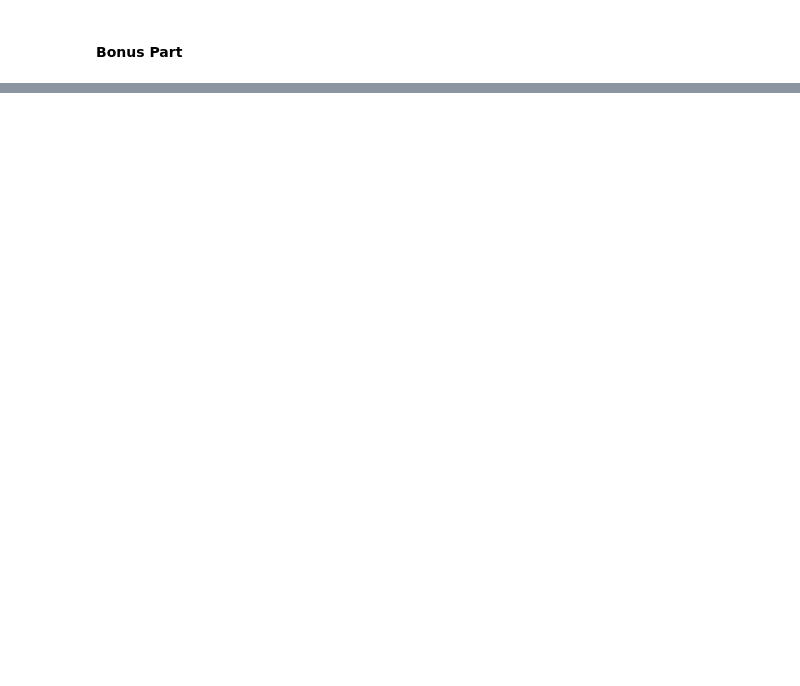
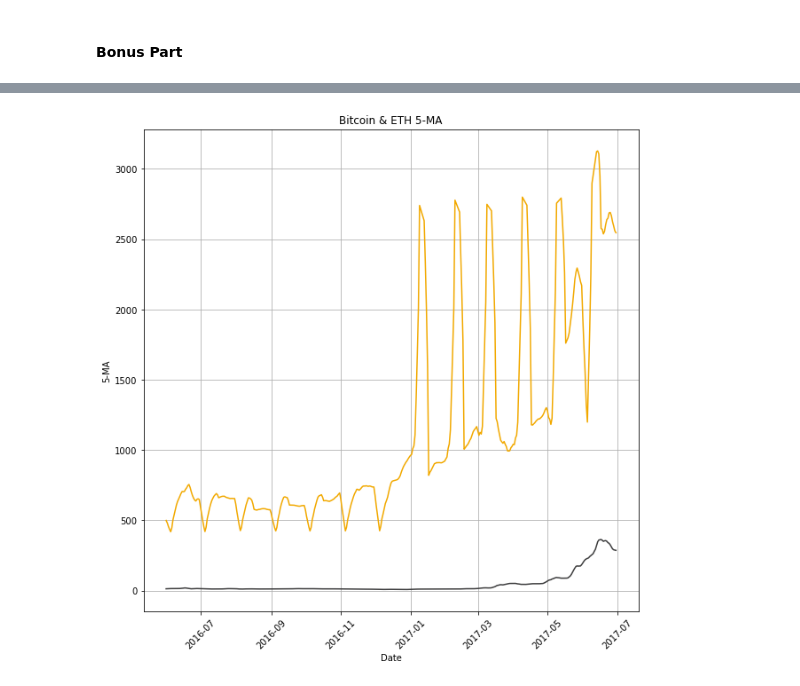
Before and after one commit to super-corini/programmers_kdt_II, a Jupyter notebook: 5. Day5 mission.ipynb, the cells around one changed output, grey strips where cells are left out. Saved outputs shown, nothing was run; the diff lists cells and outputs as text; code cells hidden in the pictures; blank space fills up the shorter version.

```diff
--- a/5. Day5 mission.ipynb
+++ b/5. Day5 mission.ipynb
@@ -124,2 +116,19 @@ plt.show()
 # %% [markdown]
 #### Bonus Part
+# %%
+e_df = pd.read_csv('./archive/ETH_day.csv')
+
+#date 정렬
+e_df.sort_values(by=['Date'],inplace=True)
+
+#datetime 변환
+e_df['Date'] = pd.to_datetime(e_df['Date'],format='%Y-%m-%d')
+
+# 5일 주가 이동평균
+e_df['5-MA'] = e_df['Open'].rolling(window=5).mean()
+
+# date 범위
+condition = (e_df['Date'] >= "2016-06-01") & (e_df['Date'] <= "2017-06-30")
+new_edf = e_df[condition].dropna(axis=0)
+
+new_edf
@@ -125,0 +149,17 @@ plt.show()
+# %%
+plt.figure(figsize = (10,10))
+
+plt.grid()
+
+plt.plot(new_df['Date'],new_df['5-MA'],color = '#f2a900')
+plt.plot(new_edf['Date'],new_edf['5-MA'],color = '#3c3c3d')
+
+plt.title('Bitcoin & ETH 5-MA')
+plt.xlabel('Date')
+plt.ylabel('5-MA')
+
+plt.xticks(rotation=45)
+
+plt.show()
+# %% [output]
+[figure, added]
```
Also changed, not shown: parts of 6 cells of this notebook.
